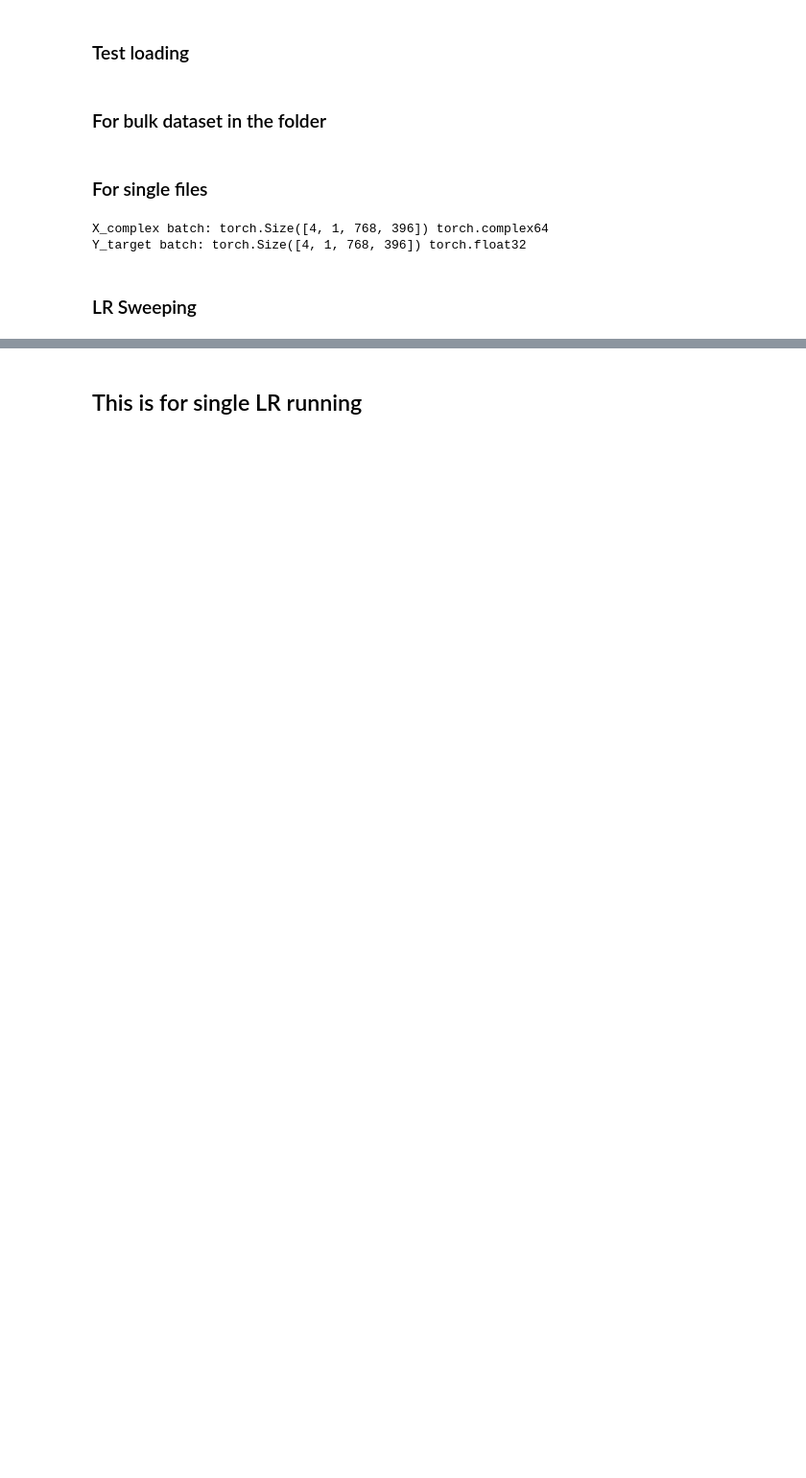
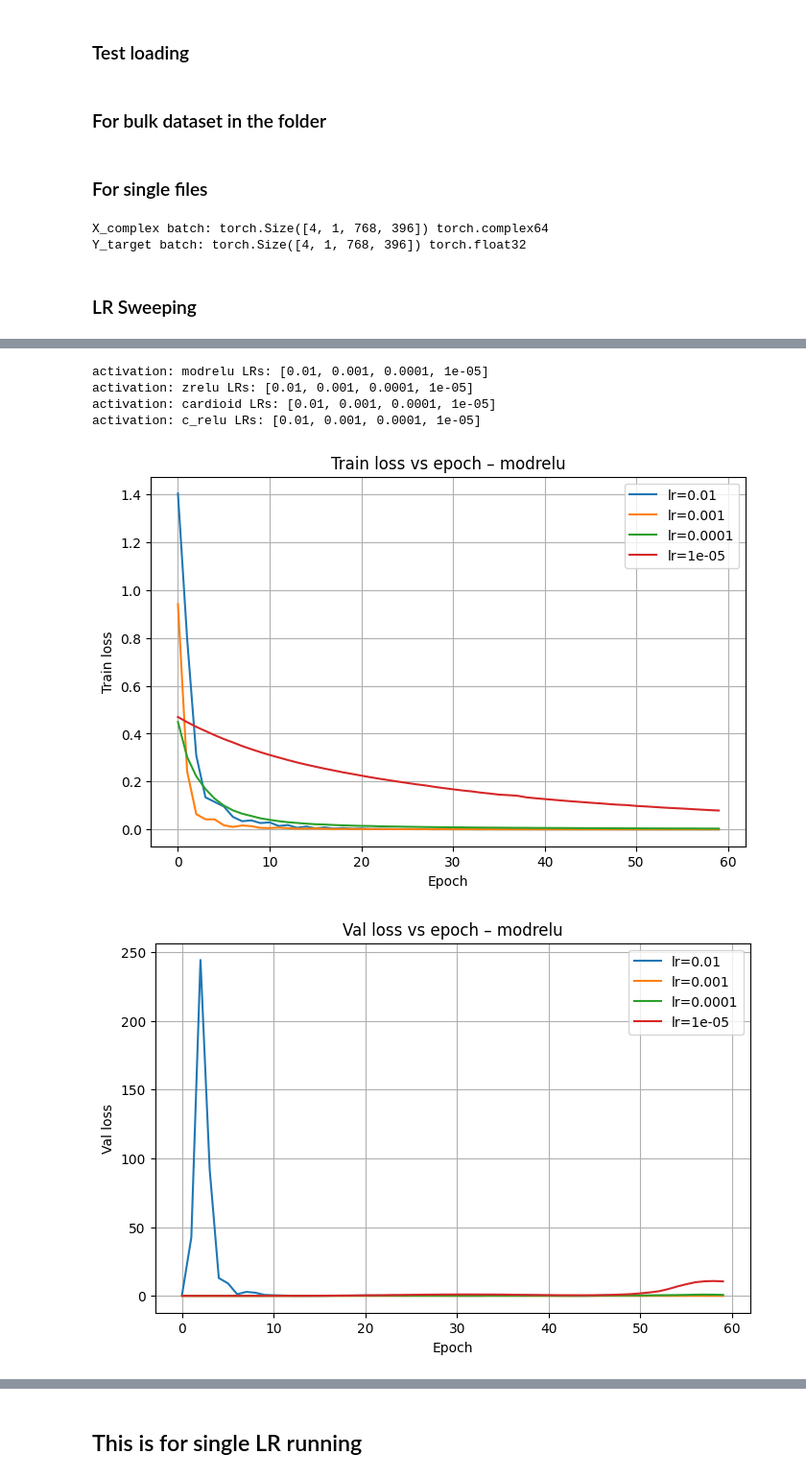
Before and after one commit to sjeastwood/CMPT981_CVNN, a Jupyter notebook: FASTMRI_cnn.ipynb, the cells around one changed output, grey strips where cells are left out. Shown at 96% size. Drawn from its saved outputs; the diff is of its cells as text; code cells hidden in the pictures; blank space fills up the shorter version.

```diff
--- a/FASTMRI_cnn.ipynb
+++ b/FASTMRI_cnn.ipynb
@@ -533,9 +529,17 @@ for act_name in activations_to_test:
 # %%
 # Save
-torch.save(all_results, "cvnn_lr_sweep_results.pt")
+# torch.save(all_results, "cvnn_lr_sweep_results.pt")
 
-# Later, reload
-# all_results = torch.load("cvnn_lr_sweep_results.pt")
+# Reload
+all_results = torch.load("cvnn_lr_sweep_results.pt")
+# %%
+for act_name, lr_dict in all_results.items():
+    print("activation:", act_name, "LRs:", list(lr_dict.keys()))
+# %% [output]
+activation: modrelu LRs: [0.01, 0.001, 0.0001, 1e-05]
+activation: zrelu LRs: [0.01, 0.001, 0.0001, 1e-05]
+activation: cardioid LRs: [0.01, 0.001, 0.0001, 1e-05]
+activation: c_relu LRs: [0.01, 0.001, 0.0001, 1e-05]
 # %%
 import csv
 
@@ -570,6 +574,17 @@ def export_results_to_csv(all_results, path="cvnn_lr_sweep_results.csv"):
 # Call after sweeps:
 export_results_to_csv(all_results, "cvnn_lr_sweep_results.csv")
 # %%
+def plot_train_loss_for_activation(all_results, act_name):
+    plt.figure(figsize=(8,5))
+    for lr, metrics in all_results[act_name].items():
+        plt.plot(metrics["train_loss"], label=f"lr={lr}")
+    plt.xlabel("Epoch")
+    plt.ylabel("Train loss")
+    plt.title(f"Train loss vs epoch – {act_name}")
+    plt.legend()
+    plt.grid(True)
+    plt.show()
+
 def plot_val_loss_for_activation(all_results, act_name):
     plt.figure(figsize=(8,5))
     for lr, metrics in all_results[act_name].items():
@@ -592,5 +607,10 @@ def plot_grad_norm_for_activation(all_results, act_name):
     plt.grid(True)
     plt.show()
 # %%
-plot_val_loss_for_activation(all_results, "modrelu")
-plot_grad_norm_for_activation(all_results, "modrelu")
+for act_name in activations_to_test:
+    plot_train_loss_for_activation(all_results, act_name)
+    plot_val_loss_for_activation(all_results, act_name)
+    plot_grad_norm_for_activation(all_results, act_name)
+# %% [output]
+[figure, added]
+[figure, added]
```
Also changed, not shown: parts of 18 cells of this notebook, 2 other files.
